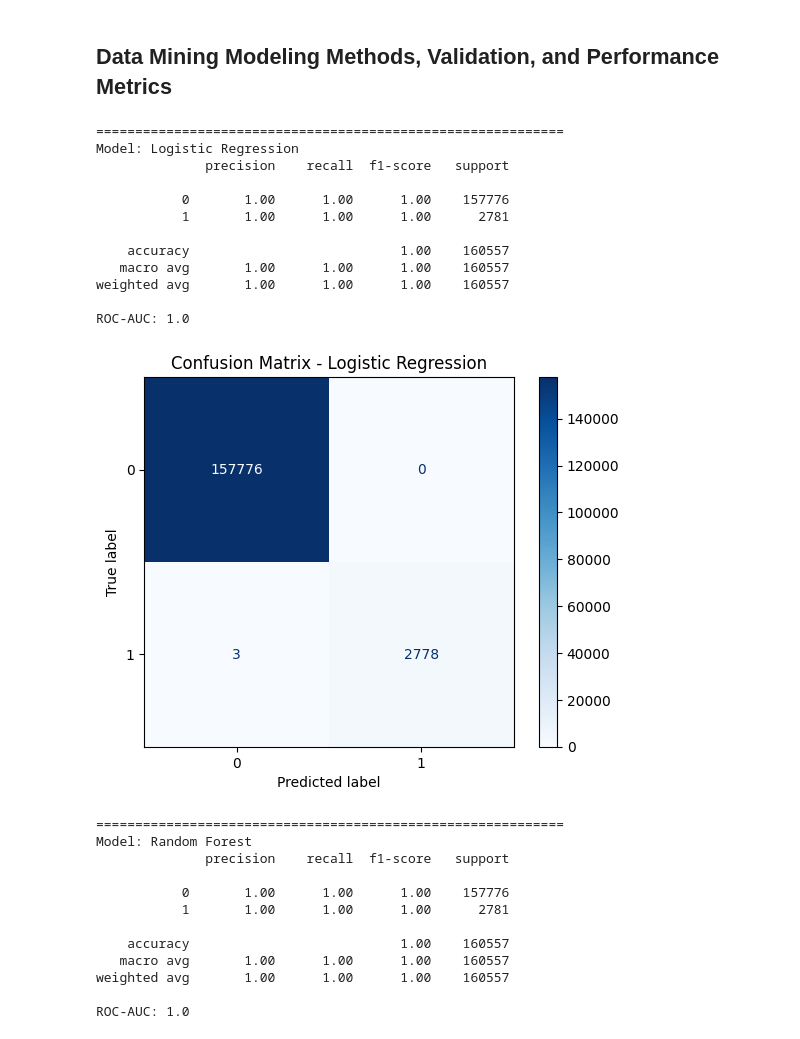
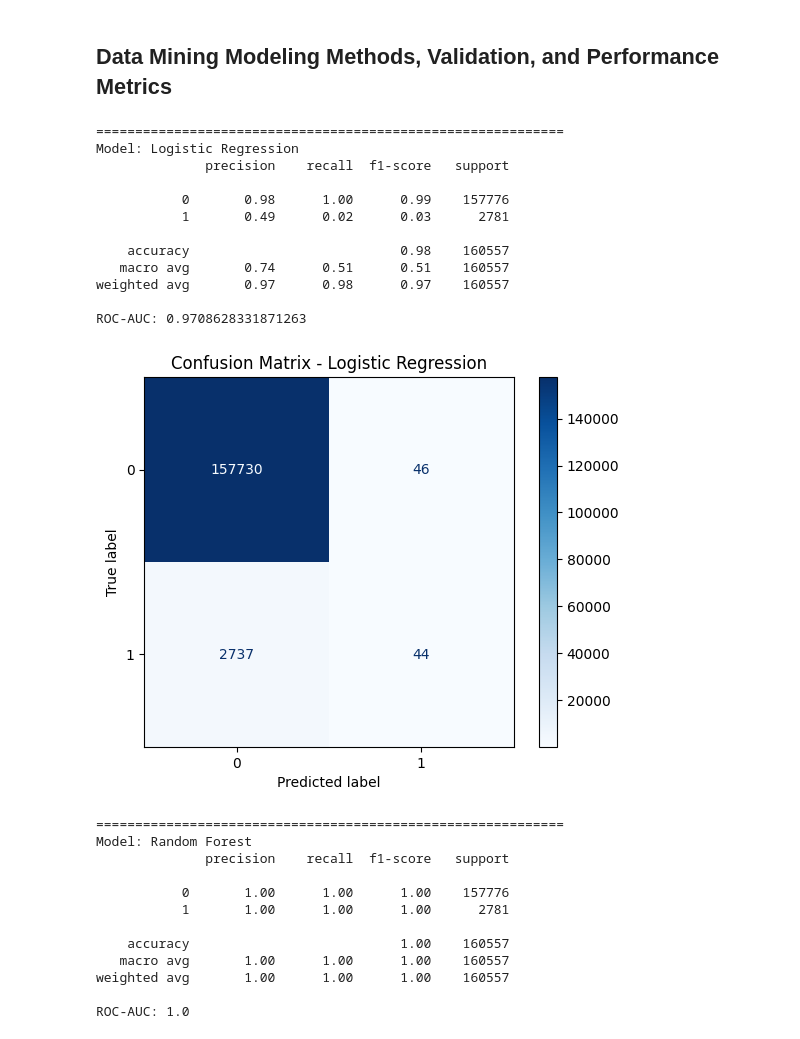
Before and after one commit to darth-franky/Applied-Data-Science, a Jupyter notebook: ADS505/ecommerce_project.ipynb, the cells around one changed output. Saved outputs shown, nothing was run; the diff lists cells and outputs as text; code cells hidden in the pictures.

Commit message:
Fix data leakage

```diff
--- a/ADS505/ecommerce_project.ipynb
+++ b/ADS505/ecommerce_project.ipynb
@@ -603,50 +603,56 @@ SalesAmount is strongly influenced by Quantity and UnitPrice, as shown in the co
 # %% [markdown]
 ## Data Mining Modeling Methods, Validation, and Performance Metrics
 # %%
+# Let's define target
 df_clean['IsReturn'] = (df_clean['SalesAmount'] < 0).astype(int)
 
-X = df_clean[['Quantity', 'UnitPrice', 'SalesAmount']]
+# Select features WITHOUT data leakage
+# Dropping SalesAmount because it directly defines IsReturn
+X = df_clean[['Quantity', 'UnitPrice', 'CustomerKnown']]
+
+# Convert boolean column to numeric
+X['CustomerKnown'] = X['CustomerKnown'].astype(int)
+
 y = df_clean['IsReturn']
 
-X_train, X_test, y_train, y_test = train_test_split(
-    X, y, test_size=0.3, random_state=42
-)
+# Train/test split
+X_train, X_test, y_train, y_test = train_test_split(X, y, test_size=0.3, random_state=42)
 
 models = {
     "Logistic Regression": LogisticRegression(max_iter=500),
     "Random Forest": RandomForestClassifier(n_estimators=100, random_state=42)
 }
 
 for name, model in models.items():
     print("="*60)
     print(f"Model: {name}")
     model.fit(X_train, y_train)
     preds = model.predict(X_test)
     probs = model.predict_proba(X_test)[:, 1]
 
-    # Performance metrics
+    # Performance report
     print(classification_report(y_test, preds))
     print("ROC-AUC:", roc_auc_score(y_test, probs))
 
     # Confusion matrix
     disp = ConfusionMatrixDisplay(confusion_matrix(y_test, preds))
     disp.plot(cmap='Blues')
     plt.title(f'Confusion Matrix - {name}')
     plt.show()
 # %% [output]
 ============================================================
 Model: Logistic Regression
               precision    recall  f1-score   support
 
-           0       1.00      1.00      1.00    157776
-           1       1.00      1.00      1.00      2781
+           0       0.98      1.00      0.99    157776
+           1       0.49      0.02      0.03      2781
 
-    accuracy                           1.00    160557
-   macro avg       1.00      1.00      1.00    160557
-weighted avg       1.00      1.00      1.00    160557
+    accuracy                           0.98    160557
+   macro avg       0.74      0.51      0.51    160557
+weighted avg       0.97      0.98      0.97    160557
 
-ROC-AUC: 1.0
+ROC-AUC: 0.9708628331871263
-[figure, old version]
+[figure, new version]
 ============================================================
 Model: Random Forest
               precision    recall  f1-score   support
```
Also changed, not shown: parts of 2 cells of this notebook.
